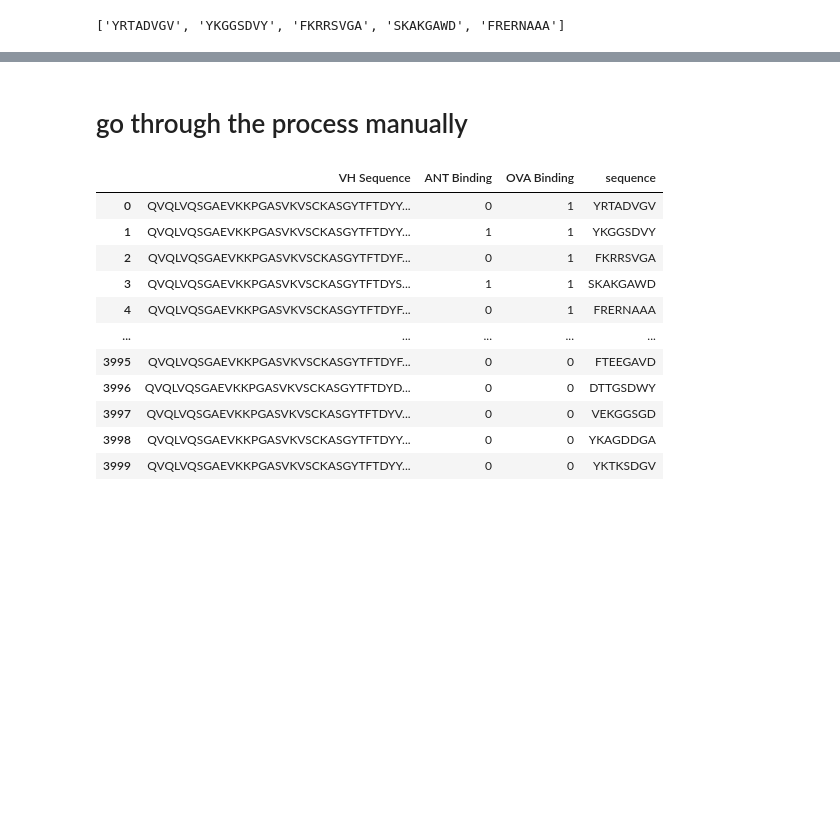
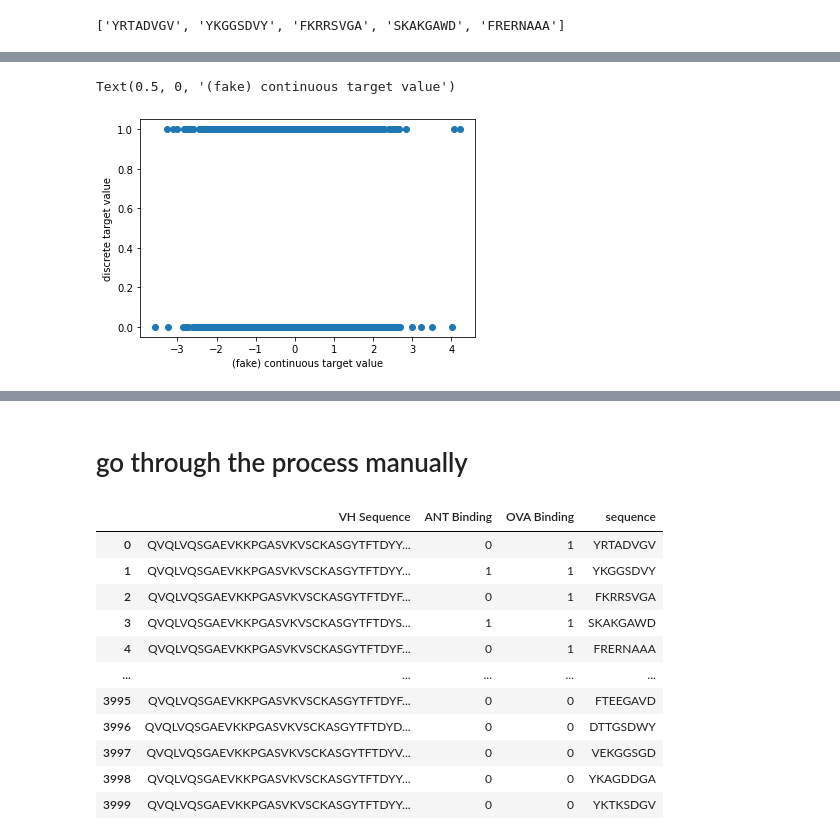
Before and after one commit to marshallcase/titeseq, a Jupyter notebook: tessier modeling.ipynb, the cells around one changed output, grey strips where cells are left out. Saved outputs shown, nothing was run; the diff lists cells and outputs as text; code cells hidden in the pictures; blank space fills up the shorter version.

```diff
--- a/tessier modeling.ipynb
+++ b/tessier modeling.ipynb
@@ -72,0 +103,7 @@ enc.inverse_transform(X_encoded)[:5]
+# %%
+plt.scatter(y_continuous_fake,y_binary) #box and whisker? or shift the data points with some noise to see the density
+plt.ylabel('discrete target value')
+plt.xlabel('(fake) continuous target value')
+# %% [output]
+Text(0.5, 0, '(fake) continuous target value')
+[figure, added]
```
Also changed, not shown: parts of 10 cells of this notebook, 4 other files.
